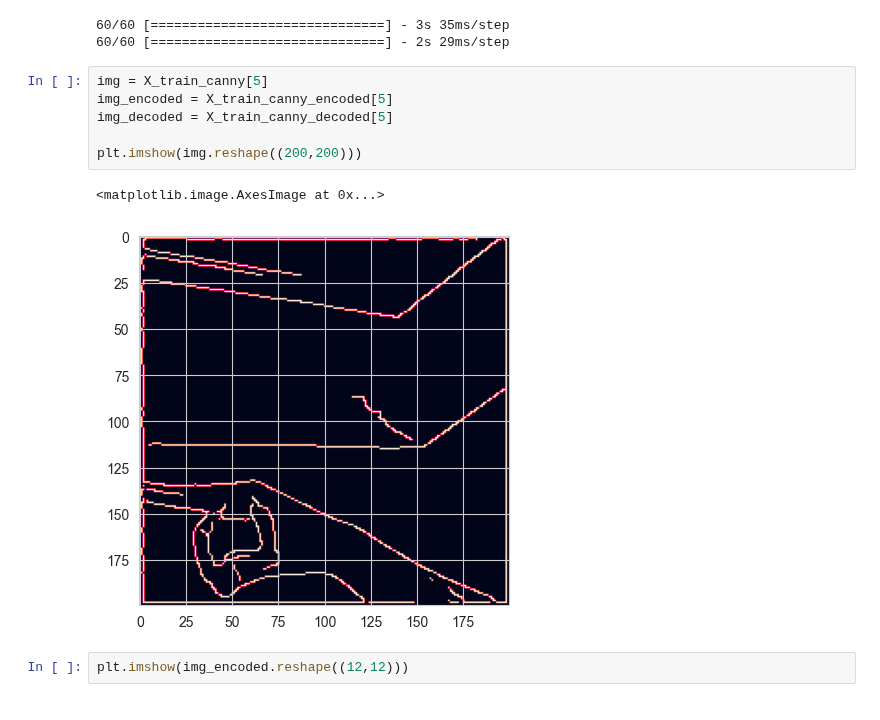
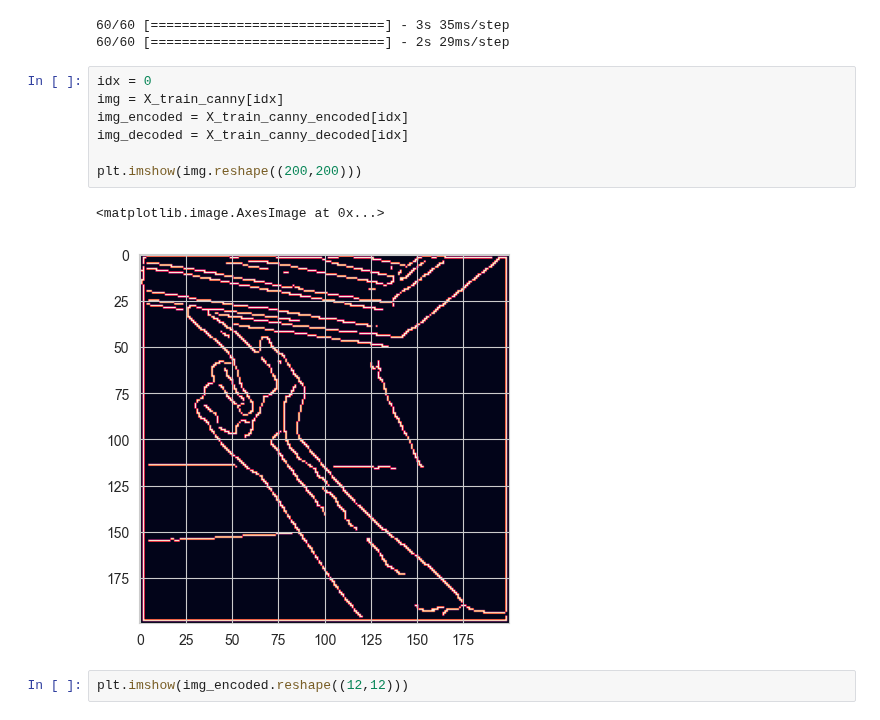
Before and after one commit to teostereciu/mlp, a Jupyter notebook: notebooks/baseline.ipynb, the cells around one changed output. Cells and saved outputs as stored; diff of their text form.

```diff
--- a/notebooks/baseline.ipynb
+++ b/notebooks/baseline.ipynb
@@ -413,14 +413,15 @@ X_train_canny_decoded = decoder.predict(X_train_canny_encoded)
 60/60 [==============================] - 3s 35ms/step
 60/60 [==============================] - 2s 29ms/step
 # %%
-img = X_train_canny[5]
-img_encoded = X_train_canny_encoded[5]
-img_decoded = X_train_canny_decoded[5]
+idx = 0
+img = X_train_canny[idx]
+img_encoded = X_train_canny_encoded[idx]
+img_decoded = X_train_canny_decoded[idx]
 
 plt.imshow(img.reshape((200,200)))
 # %% [output]
 <matplotlib.image.AxesImage at 0x...>
-[figure, old version]
+[figure, new version]
 # %%
 plt.imshow(img_encoded.reshape((12,12)))
 # %% [output]
```
